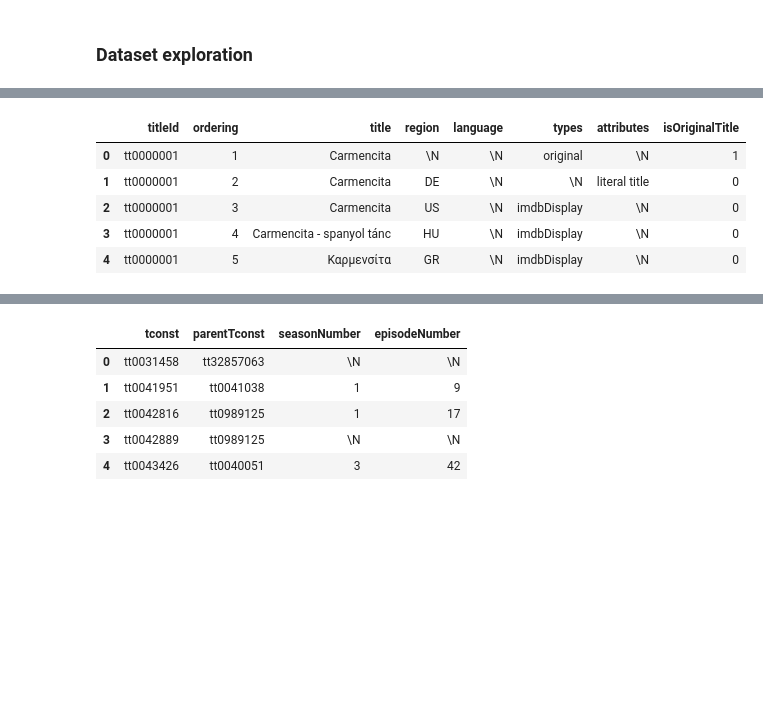
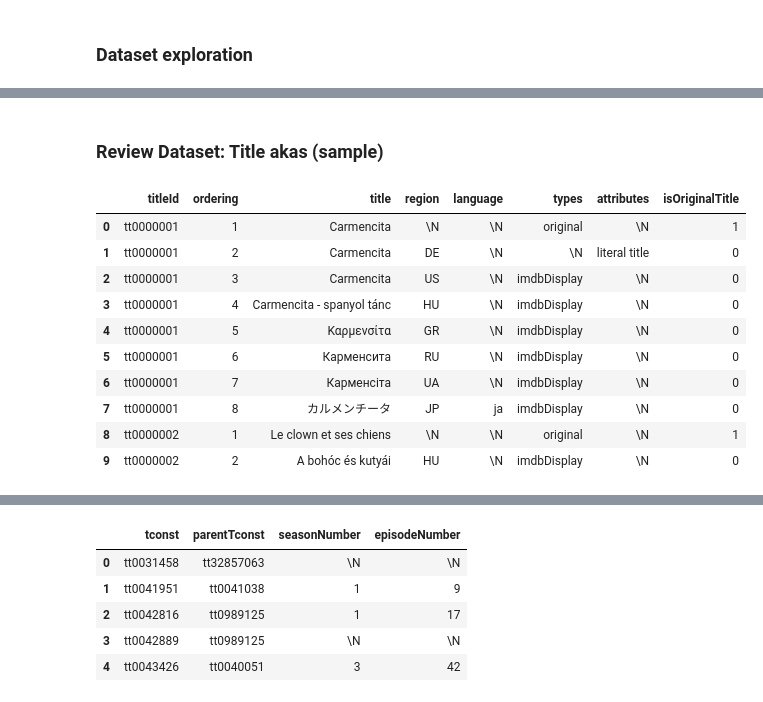
Before and after one commit to mirunatecusanu/movie-recommendation-kg, a Jupyter notebook: exploratory/movie_datasets.ipynb, the cells around one changed output, grey strips where cells are left out. Cells and saved outputs as stored; diff of their text form; code cells hidden in the pictures; blank space fills up the shorter version.

Commit message:
Review imdb non commercial dataset

```diff
--- a/exploratory/movie_datasets.ipynb
+++ b/exploratory/movie_datasets.ipynb
@@ -70,20 +71,27 @@ All datasets downloaded successfully!
 # %% [markdown]
 ### Dataset exploration
 # %%
-def read_sample_df(data_path, sep='\t', compression='gzip', top_rows=10000):
-    # read first rows for review
-    df_sample= pd.read_csv(
-        data_path,
-        sep=sep,
-        compression=compression,
-        nrows=top_rows
-    )
+def read_sample_df(data_path, sep='\t', compression='gzip', sample=True, top_rows=10000):
+    if sample:
+        # read first rows for review
+        df_sample= pd.read_csv(
+            data_path,
+            sep=sep,
+            compression=compression,
+            nrows=top_rows
+        )
+    else:
+        df_sample= pd.read_csv(
+            data_path,
+            sep=sep,
+            compression=compression
+        )
     return df_sample
 # %%
-name_basics_sample = read_sample_df('datasets/imdb_non_commercial/name.basics.tsv.gz')
-title_akas_sample = read_sample_df('datasets/imdb_non_commercial/title.akas.tsv.gz')
-title_basics_sample = read_sample_df('datasets/imdb_non_commercial/title.basics.tsv.gz')
-title_crew_sample = read_sample_df('datasets/imdb_non_commercial/title.crew.tsv.gz')
-title_episode_sample = read_sample_df('datasets/imdb_non_commercial/title.episode.tsv.gz')
-title_principals_sample = read_sample_df('datasets/imdb_non_commercial/title.principals.tsv.gz')
-title_ratings_sample = read_sample_df('datasets/imdb_non_commercial/title.ratings.tsv.gz')
+name_basics_sample = read_sample_df('datasets/imdb_non_commercial/name.basics.tsv.gz', sample=True)
+title_akas_sample = read_sample_df('datasets/imdb_non_commercial/title.akas.tsv.gz', sample=True)
+title_basics_sample = read_sample_df('datasets/imdb_non_commercial/title.basics.tsv.gz', sample=True)
+title_crew_sample = read_sample_df('datasets/imdb_non_commercial/title.crew.tsv.gz', sample=True)
+title_episode_sample = read_sample_df('datasets/imdb_non_commercial/title.episode.tsv.gz', sample=True)
+title_principals_sample = read_sample_df('datasets/imdb_non_commercial/title.principals.tsv.gz', sample=True)
+title_ratings_sample = read_sample_df('datasets/imdb_non_commercial/title.ratings.tsv.gz', sample=True)
@@ -99,9 +162,16 @@ name_basics_sample.head()
+# %% [markdown]
+### Review Dataset: Title akas (sample)
 # %%
-title_akas_sample.head()
+title_akas_sample.head(10)
 # %% [output]
 |  | titleId | ordering | title | region | language | types | attributes | isOriginalTitle |
 | 0 | tt0000001 | 1 | Carmencita | \N | \N | original | \N | 1 |
 | 1 | tt0000001 | 2 | Carmencita | DE | \N | \N | literal title | 0 |
 | 2 | tt0000001 | 3 | Carmencita | US | \N | imdbDisplay | \N | 0 |
 | 3 | tt0000001 | 4 | Carmencita - spanyol tánc | HU | \N | imdbDisplay | \N | 0 |
 | 4 | tt0000001 | 5 | Καρμενσίτα | GR | \N | imdbDisplay | \N | 0 |
+| 5 | tt0000001 | 6 | Карменсита | RU | \N | imdbDisplay | \N | 0 |
+| 6 | tt0000001 | 7 | Карменсіта | UA | \N | imdbDisplay | \N | 0 |
+| 7 | tt0000001 | 8 | カルメンチータ | JP | ja | imdbDisplay | \N | 0 |
+| 8 | tt0000002 | 1 | Le clown et ses chiens | \N | \N | original | \N | 1 |
+| 9 | tt0000002 | 2 | A bohóc és kutyái | HU | \N | imdbDisplay | \N | 0 |
```
Also changed, not shown: parts of 39 cells of this notebook.
